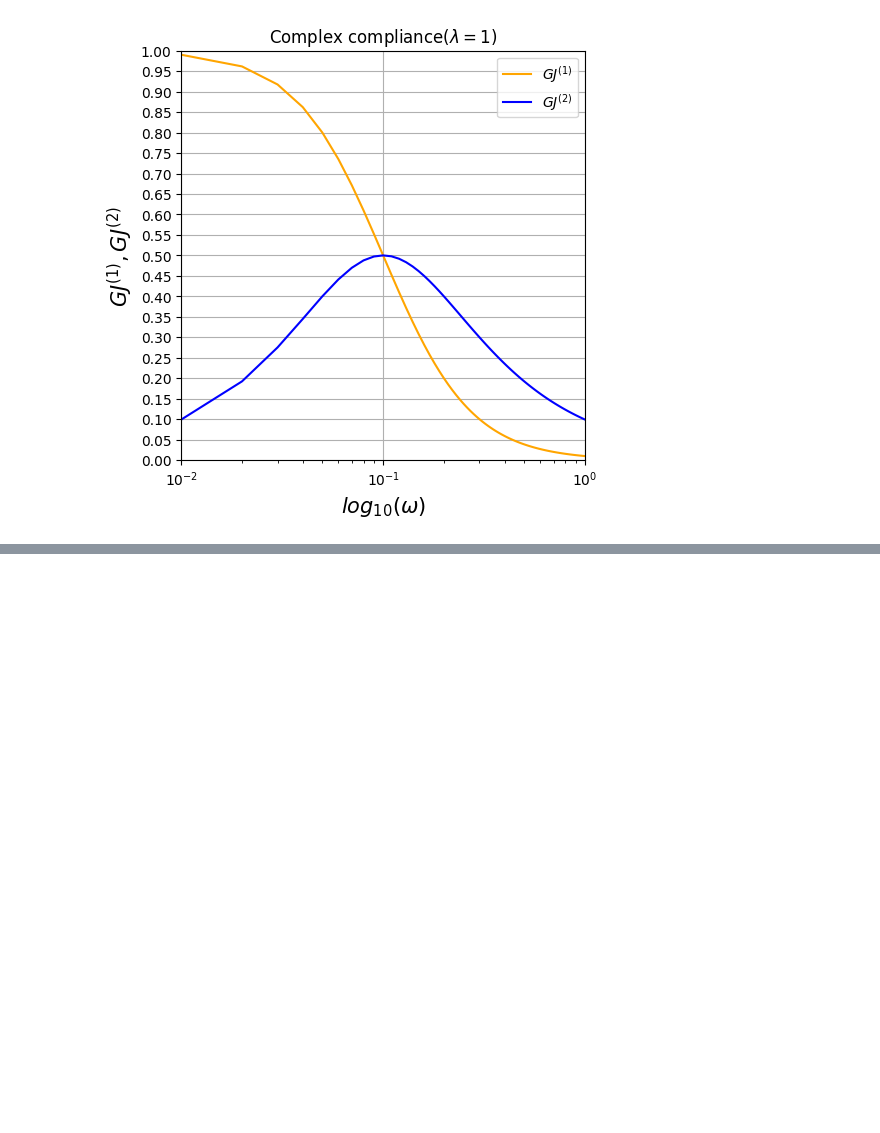
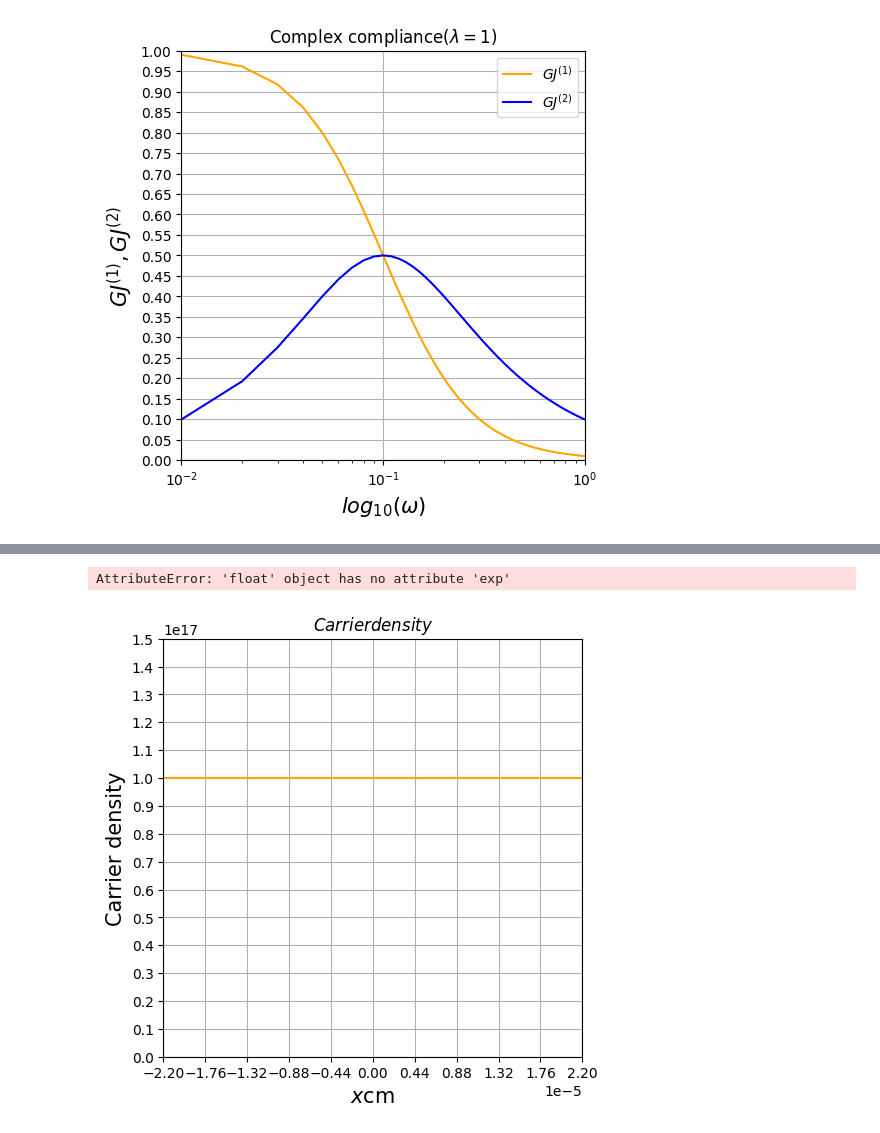
Before and after one commit to AikoKanazawa/study, a Jupyter notebook: M1study/kadai6.ipynb, the cells around one changed output, grey strips where cells are left out. Drawn from its saved outputs; the diff is of its cells as text; code cells hidden in the pictures; blank space fills up the shorter version.

```diff
--- a/M1study/kadai6.ipynb
+++ b/M1study/kadai6.ipynb
@@ -37,0 +50,53 @@ plt.show()
+# %%
+fig, axes = plt.subplots(1, 1, figsize=(5, 5), constrained_layout=True)
+axes.set_title(r"$Carrier density$")
+axes.set_xlabel(r"$x \mathrm{cm}$", fontsize=15)
+axes.set_ylabel(r"Carrier density", fontsize=15)
+
+axes.set_xlim([-2.2*10**(-5), 2.2*10**(-5)])
+axes.set_ylim([0, 1.5*(10**17)])
+axes.set_xticks(np.linspace(-2.2*10**(-5), 2.2*10**(-5), 11))
+axes.set_yticks(np.linspace(0, 1.5*(10**17), 16))
+axes.grid()
+
+xp = -2.360*(10**-6)
+x0 = 0.0
+xn = 1.574*(10**-6)
+T = 38.67
+Vbi = 0.8399
+pn = 7.848 *(10**2)
+np = 1.177 *(10**3)
+nn = 1.5*(10**17)
+pp = 10.0**17
+
+# x1 = np.linspace(-2.2*10**(-5), xp, 100)
+# x2 = np.linspace(xp, x0, 100)
+# x3 = np.linspace(x0, xn, 100)
+# x4 = np.linspace(xn, 2.2*10**(-5), 100)
+
+x1 = [-2.2*10**(-5), -2.0*10**(-5), -1.9*10**(-5), xp]
+x2 = [xp, -2.0*10**(-6), -1.9*10**(-6), 0]
+x3 = [0, 1.0*10**(-6), xn]
+x4 = [xn, 2.0*10**(-5), 2.2*10**(-5)]
+
+y1 = pp
+
+def y2(x):
+    return y1 * np.exp(-0.6 * T * Vbi * ((x - xp) / (x0 - xp))**2)
+
+def y3(x):
+    return pn * np.exp(0.6 * T * Vbi * ((xn - x) / (xn - x0))**2)
+
+y4 = pn
+
+ims=[]
+im1 = axes.axhline(y1, color='orange')
+im2 = axes.plot(x2, y2(x2), color='blue')
+im3 = axes.plot(x3, y3(x3), color='blue')
+im4 = axes.axhline(y4, color='orange')
+# axes.legend(['$GJ^{(1)}$','$GJ^{(2)}$'])
+
+plt.show()
+# %% [output]
+AttributeError: 'float' object has no attribute 'exp'
+[figure, added]
```
Also changed, not shown: parts of 1 cell of this notebook, 5 other files.
